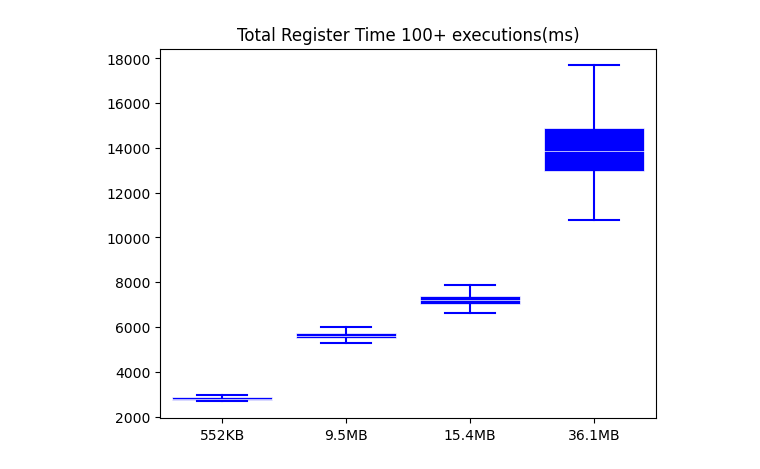
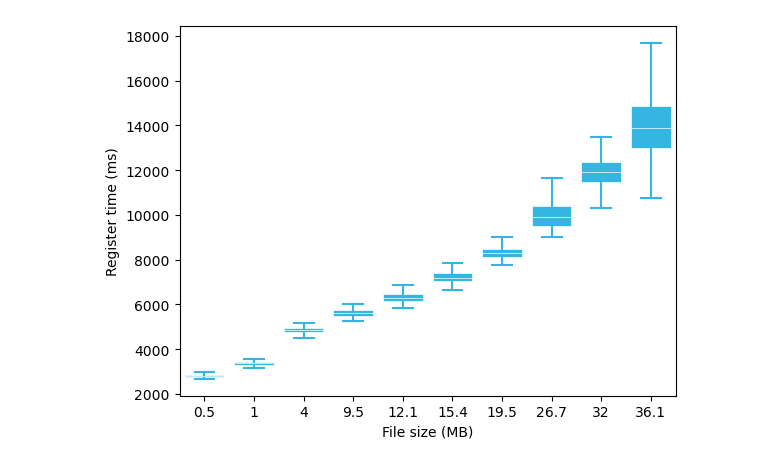
Before and after one commit to sfl0r3nz05/DistributedBchFWArchIoT, a Jupyter notebook: TestResults/TestAnalysis.ipynb, the cells around one changed output. Saved outputs shown, nothing was run; the diff lists cells and outputs as text; code cells hidden in the pictures.

```diff
--- a/TestResults/TestAnalysis.ipynb
+++ b/TestResults/TestAnalysis.ipynb
@@ -2,9 +2,19 @@
 import matplotlib.pyplot as plt
 import numpy as np
 # %%
+folder1KB_path = '1KBRegister'
+folder22KB_path = '22KBRegister'
+folder94KB_path = '94KBRegister'
+folder289KB_path = '289KBRegister'
 folder552KB_path = '552KBRegister'
+folder1MB_path = '1MBRegister'
+folder4MB_path = '4MBRegister'
 folder9MB_path = '9MBRegister'
+folder12MB_path = '12MBRegister'
 folder15MB_path = '15MBRegister'
+folder19MB_path = '19MBRegister'
+folder26MB_path = '26MBRegister'
+folder32MB_path = '32MBRegister'
 folder36MB_path = '36MBRegister'
 cid_path = '/cidlog.txt'
 ipfs_path = '/ipfslog.txt'
@@ -73,17 +193,20 @@ cid_times36MB, cid_average36MB = calculate_dif(start36MB,cid36MB)
 # %%
 fig,ax = plt.subplots()
-ax.boxplot([register_times552KB,register_times9MB,register_times15MB,register_times36MB], positions = [1,2,3,4],
+ax.boxplot([register_times552KB,register_times1MB,register_times4MB,register_times9MB,register_times12MB,register_times15MB,register_times19MB,register_times26MB,register_times32MB,register_times36MB],
+           positions = [1,2,3,4,5,6,7,8,9,10],
                 widths=.8, patch_artist=True,
                 showmeans=False, showfliers=False,
                 medianprops={"color": "white", "linewidth": 0.5},
-                boxprops={"facecolor": "blue", "edgecolor": "white",
+                boxprops={"facecolor": '#34b5e2', "edgecolor": "white",
                           "linewidth": 0.5},
-                whiskerprops={"color": "blue", "linewidth": 1.5},
-                capprops={"color": "blue", "linewidth": 1.5})
+                whiskerprops={"color": '#34b5e2', "linewidth": 1.5},
+                capprops={"color": '#34b5e2', "linewidth": 1.5})
 
-plt.xticks([1,2,3,4],["552KB","9.5MB","15.4MB","36.1MB"])
-plt.title("Total Register Time 100+ executions(ms)")
+plt.xticks([1,2,3,4,5,6,7,8,9,10],["0.5","1","4","9.5","12.1","15.4","19.5","26.7","32","36.1"])
+#plt.title("Total Register Time 100 executions(ms)")
+plt.xlabel("File size (MB)")
+plt.ylabel("Register time (ms)")
 plt.savefig('totalRegister.png')
 plt.show()
 # %% [output]
-[figure, old version]
+[figure, new version]
```
Also changed, not shown: parts of 12 cells of this notebook, 35 other files.
